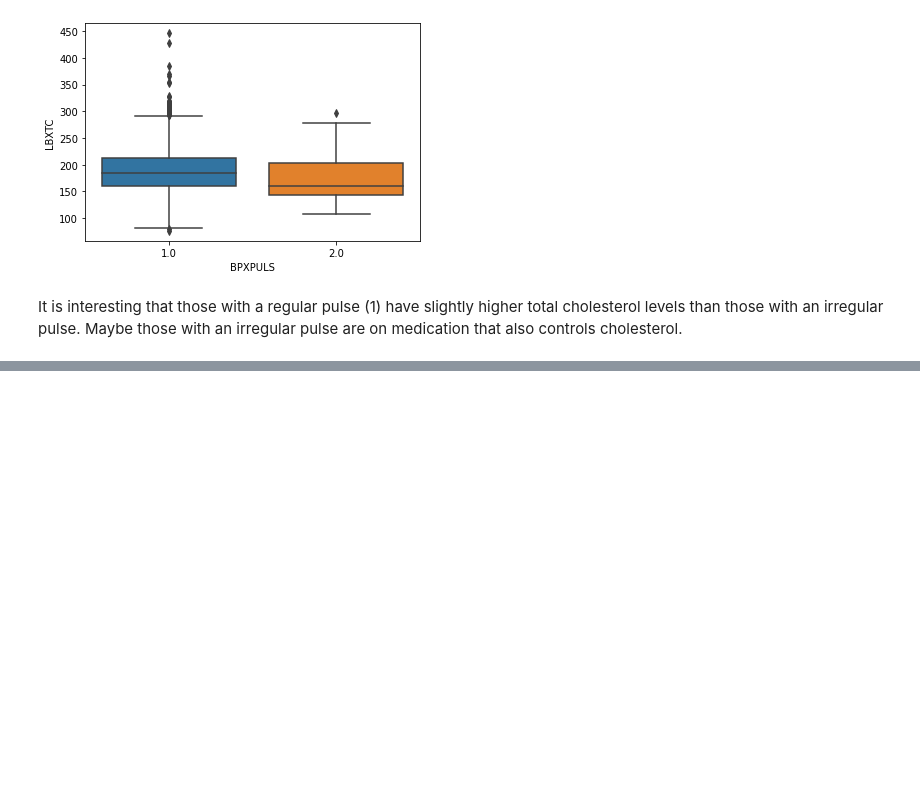
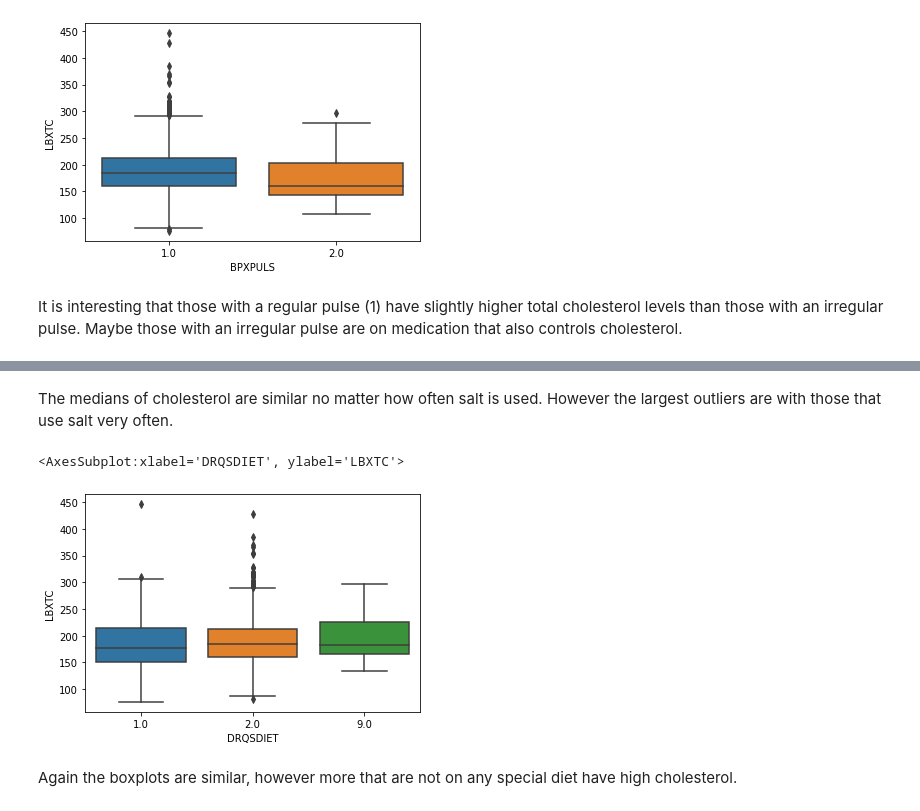
Before and after one commit to mathisme/ThinkfulDSFinalCapstone, a Jupyter notebook: notebooks/EDA.ipynb, the cells around one changed output, grey strips where cells are left out. Saved outputs shown, nothing was run; the diff lists cells and outputs as text; code cells hidden in the pictures; blank space fills up the shorter version.

```diff
--- a/notebooks/EDA.ipynb
+++ b/notebooks/EDA.ipynb
@@ -308,0 +329,9 @@ diet = diet1.merge(diet2, on='SEQN', how="inner")
+# %% [markdown]
+The medians of cholesterol are similar no matter how often salt is used.  However the largest outliers are with those that use salt very often.
+# %%
+sns.boxplot(x='DRQSDIET', y='LBXTC', data=diet)
+# %% [output]
+<AxesSubplot:xlabel='DRQSDIET', ylabel='LBXTC'>
+[figure, added]
+# %% [markdown]
+Again the boxplots are similar, however more that are not on any special diet have high cholesterol.
```
Also changed, not shown: parts of 7 cells of this notebook.
